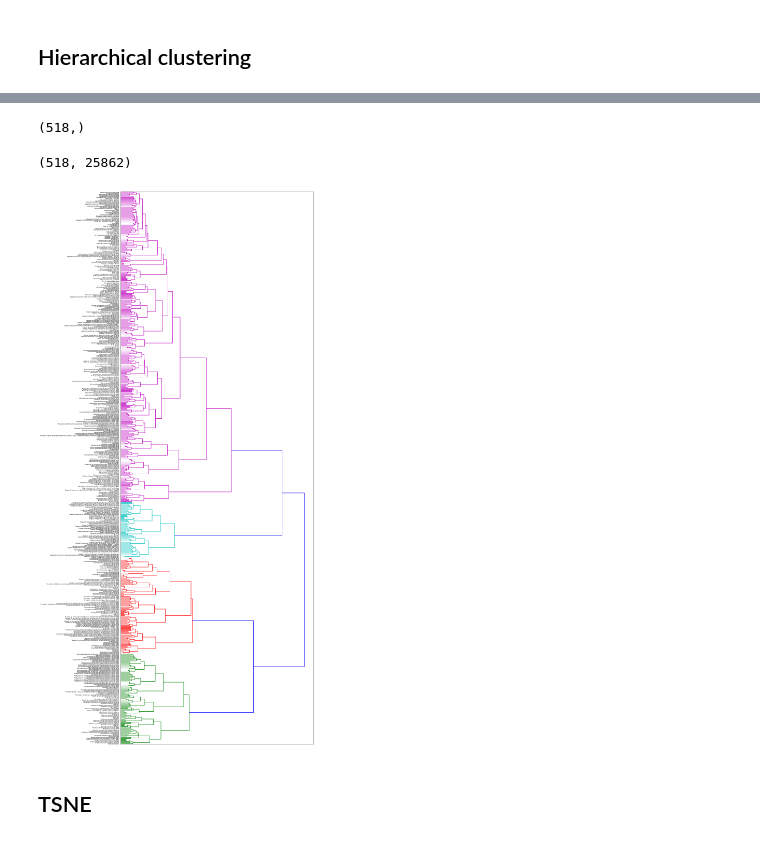
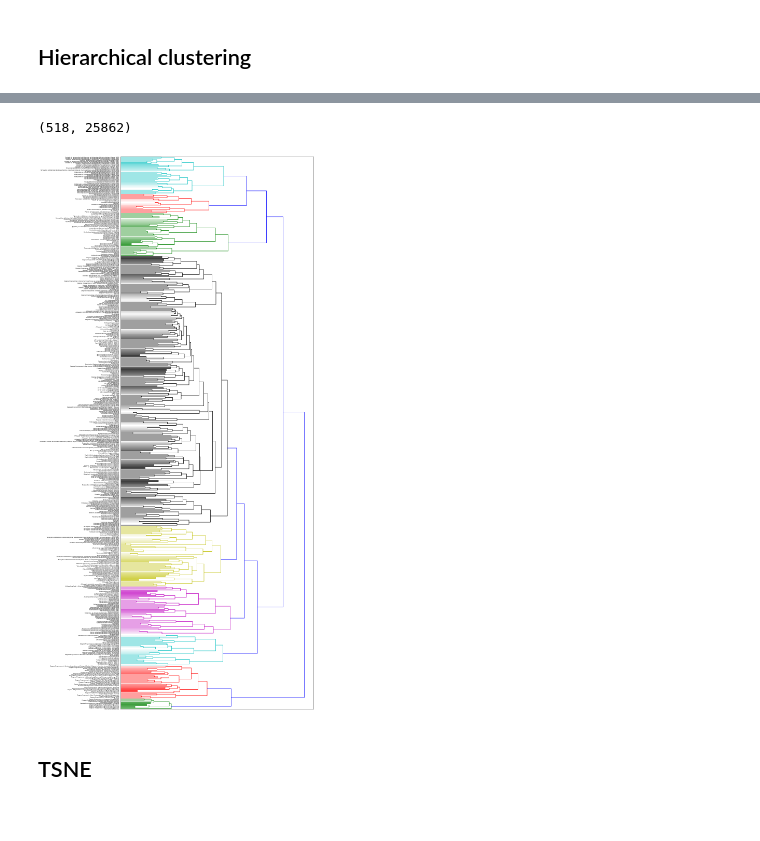
Before and after one commit to arimbr/theseus, a Jupyter notebook: analyze/Clustering thesis.ipynb, the cells around one changed output, grey strips where cells are left out. Drawn from its saved outputs; the diff is of its cells as text; code cells hidden in the pictures.

Commit message:
update clustering script

```diff
--- a/analyze/Clustering thesis.ipynb
+++ b/analyze/Clustering thesis.ipynb
@@ -139,9 +139,10 @@ df["university"] = df["universities"].apply(lambda x: x[0] if len(x)>0 else "")
 #df["collection"] = df["collections"].apply(lambda x: filter(lambda x: "col" in x, x)).apply(lambda x: x[0] if len(x)>0 else "")
 #df["community"] = df["collections"].apply(lambda x: filter(lambda x: "com" in x, x)).apply(lambda x: x[0] if len(x)>0 else "")
 # %%
-temp = df.groupby(["degree"])["topics"].sum()
-topics = temp.apply(lambda topics: " ".join(topics))
+temp = pd.DataFrame(df.groupby(["degree"])["topics"].sum(), columns=["topics"]).reset_index()
+temp['topics'] = temp['topics'].apply(lambda topics: " ".join(topics))
+temp['n_topics'] = temp['topics'].apply(len)
+topics = temp[temp['n_topics'] > 1000]
+top = topics['topics']
 # TODO: use custom vocabulary not to split multi word topics
 # Could also use DictVectorizer to dictionary with counts
-# %%
-top = topics[topics.apply(lambda x: len(x) > 1000).values]
@@ -168,7 +149,3 @@ dtype: object
-# %%
-top.shape
-# %% [output]
-(518,)
 # %%
 tfidf = TfidfVectorizer(min_df=3, max_df=0.95)
 # %%
@@ -180,25 +157,26 @@ m.shape
 # %%
 d = pairwise_distances(m, metric='cosine')
 # %%
-from scipy.cluster.hierarchy import ward, dendrogram
+from scipy.cluster.hierarchy import ward, complete, single, weighted, centroid, median, dendrogram
+#https://docs.scipy.org/doc/scipy/reference/cluster.hierarchy.html#module-scipy.cluster.hierarchy
 # http://brandonrose.org/clustering
 
-linkage_matrix = ward(d) #define the linkage_matrix using ward clustering pre-computed distances
+linkage_matrix = complete(d) #define the linkage_matrix using ward clustering pre-computed distances
 
 fig, ax = plt.subplots(figsize=(15, 30)) # set size
-ax = dendrogram(linkage_matrix, orientation="right", labels=top.index.values);
+ax = dendrogram(linkage_matrix, color_threshold=3, orientation="right", labels=topics['degree'].values, show_leaf_counts=True);
 
 plt.tick_params(\
     axis= 'x',          # changes apply to the x-axis
     which='both',      # both major and minor ticks are affected
     bottom='off',      # ticks along the bottom edge are off
     top='off',         # ticks along the top edge are off
     labelbottom='off')
 
 plt.tight_layout() #show plot with tight layout
-#plt.savefig('degree-hierarchy.pdf', format='pdf')
+plt.savefig('temp.pdf', format='pdf')
 # %% [output]
-[figure, old version]
+[figure, new version]
 # %%
 #m = MultiLabelBinarizer(sparse_output=True).fit_transform(df["topics"])
 # %% [markdown]
```
Also changed, not shown: parts of 6 cells of this notebook.
